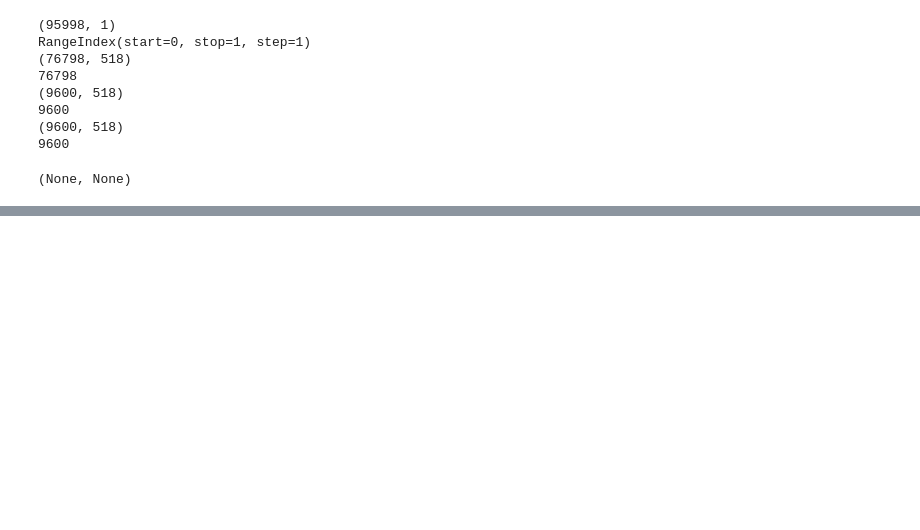
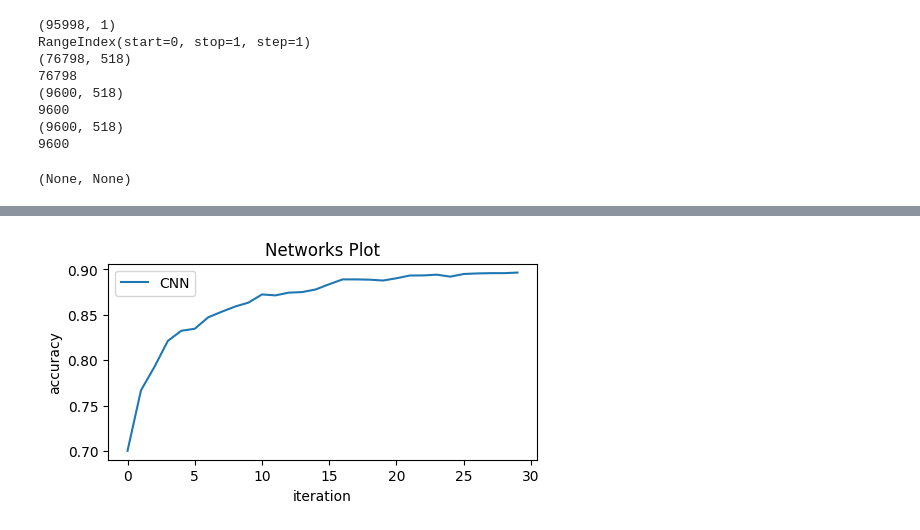
Before and after one commit to netanellevine/Songs_Genres_Classification, a Jupyter notebook: BuildingCNN_talia.ipynb, the cells around one changed output, grey strips where cells are left out. Drawn from its saved outputs; the diff is of its cells as text; code cells hidden in the pictures; blank space fills up the shorter version.

```diff
--- a/BuildingCNN_talia.ipynb
+++ b/BuildingCNN_talia.ipynb
@@ -63,27 +63,21 @@ RangeIndex(start=0, stop=1, step=1)
 9600
 (None, None)
 # %%
-# Talia
 n_features, n_outputs = x_train.shape[1], y_train.shape[1]
 CNN = models.Sequential()
 CNN.add(layers.Conv1D(filters=32, kernel_size=3, activation='relu',
                       input_shape=(n_features, 1), padding='same'))
 CNN.add(layers.MaxPooling1D(pool_size=2))
 CNN.add(layers.Conv1D(filters=64, kernel_size=3, activation='relu'))
-CNN.add(layers.Dropout(0.4))
+CNN.add(layers.Dropout(0.5))
 CNN.add(layers.Conv1D(filters=128, kernel_size=5, activation='relu'))
 CNN.add(layers.MaxPooling1D(pool_size=2))
-CNN.add(layers.Dropout(0.5))
+CNN.add(layers.Dropout(0.6))
 CNN.add(layers.Flatten())
-CNN.add(layers.Dense(128, activation='relu', kernel_regularizer=regularizers.l2(0.001)))
-CNN.add(layers.Dense(64, activation='relu', kernel_regularizer=regularizers.l2(0.001)))
-CNN.add(layers.Dense(32, activation='relu', kernel_regularizer=regularizers.l2(0.001)))
-CNN.add(layers.Dense(16, activation='softmax', kernel_regularizer=regularizers.l2(0.001)))
-
-# CNN.add(layers.Dense(128, activation='relu'))
-# CNN.add(layers.Dense(64, activation='relu'))
-# CNN.add(layers.Dense(32, activation='relu'))
-# CNN.add(layers.Dense(16,activation='softmax'))
+CNN.add(layers.Dense(128, activation='relu', kernel_regularizer=regularizers.l2(0.0001)))
+CNN.add(layers.Dense(64, activation='relu', kernel_regularizer=regularizers.l2(0.0001)))
+CNN.add(layers.Dense(32, activation='relu', kernel_regularizer=regularizers.l2(0.0001)))
+CNN.add(layers.Dense(16, activation='softmax', kernel_regularizer=regularizers.l2(0.0001)))
 # %%
 CNN.summary()
 # %% [output]
@@ -109,7 +103,7 @@ CNN.compile(optimizer='adam',
             loss='categorical_crossentropy',
             metrics=['accuracy'])
 # %%
-callback = [keras.callbacks.EarlyStopping(monitor='accuracy', mode='max', patience=10)]
+callback = [keras.callbacks.EarlyStopping(monitor='accuracy', mode='max', patience=5)]
 training = CNN.fit(x_train, y_train, epochs=30, validation_data=(x_valid, y_valid), batch_size=400, callbacks=callback)
 # %% [output]
 Epoch 1/30
@@ -141,15 +175,15 @@ print(classification_report(y_test, y_pred))
 # %%
 x = np.linspace(0, 2, 100)  # Sample data.
 
 # Note that even in the OO-style, we use `.pyplot.figure` to create the Figure.
 fig, ax = plt.subplots(figsize=(5, 2.7), layout='constrained')
-ax.plot(range(30), metrics_df["val_accuracy"], label='Talia')
-# ax.plot(range(30), metrics_df["val_accuracy"], label='Lior')
-# ax.plot(range(30), metrics_df["val_accuracy"], label='Netanel')
+ax.plot(range(30), metrics_df["val_accuracy"], label='CNN')
 ax.set_xlabel('iteration')  # Add an x-label to the axes.
 ax.set_ylabel('accuracy')  # Add a y-label to the axes.
 ax.set_title("Networks Plot")  # Add a title to the axes.
 ax.legend();
+# %% [output]
+[figure, added]
 # %%
 from keras.utils import plot_model
 from IPython.display import Image
```
Also changed, not shown: parts of 7 cells of this notebook, 2 other files.
